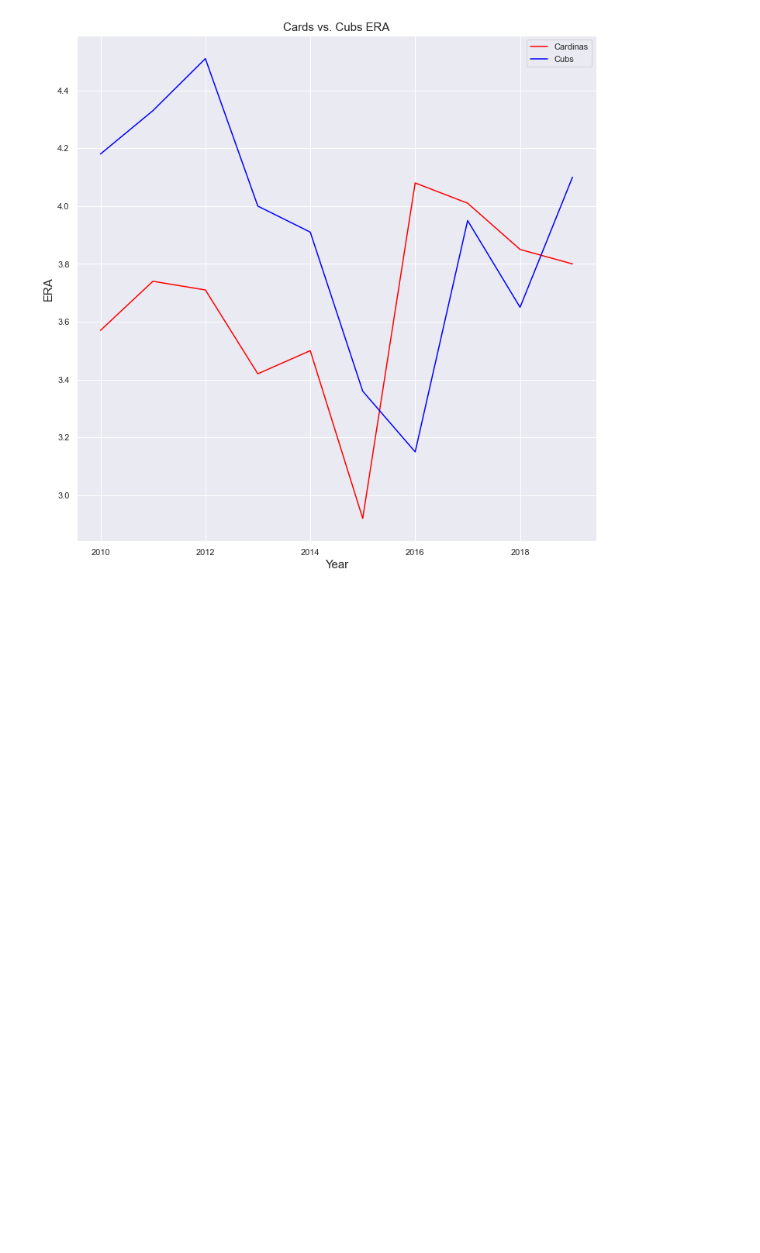
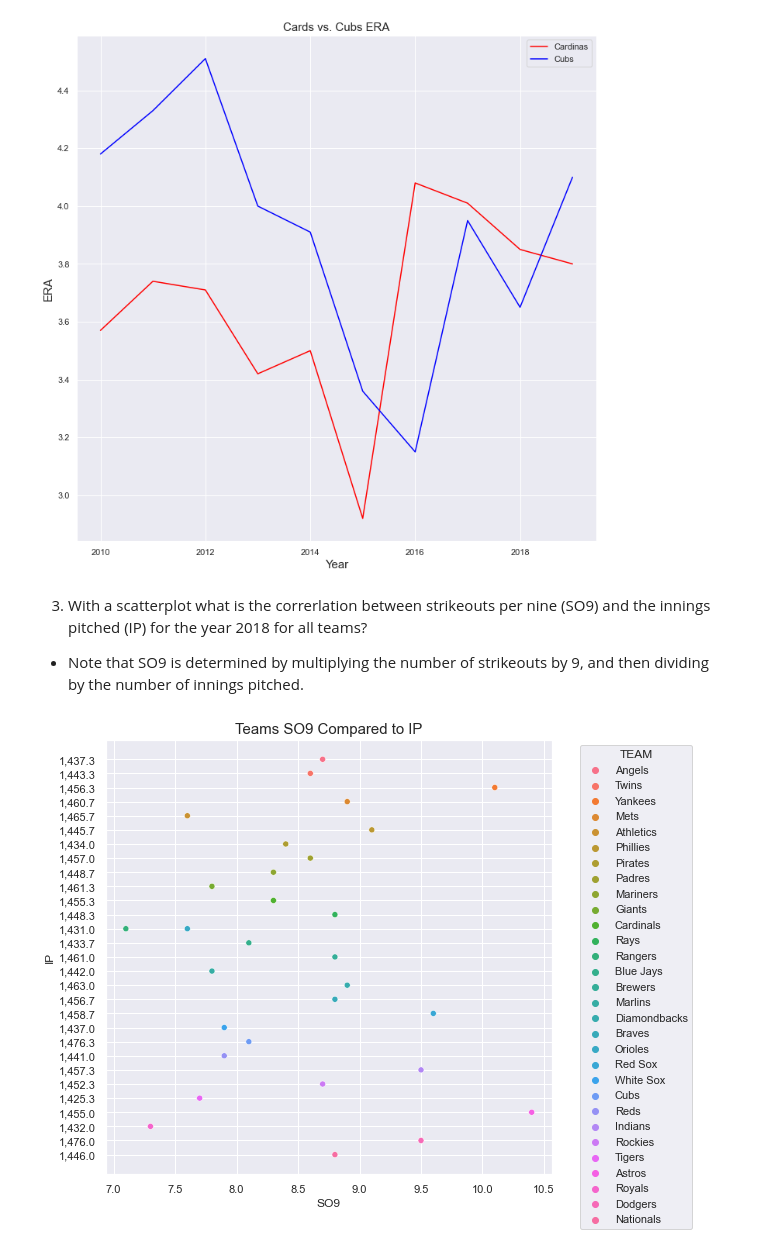
Before and after one commit to SheltonBlackwell/Data-Analysis-Notebook, a Jupyter notebook: Data analysis Notebook.ipynb, the cells around one changed output. Saved outputs shown, nothing was run; the diff lists cells and outputs as text; code cells hidden in the pictures; blank space fills up the shorter version.

```diff
--- a/Data analysis Notebook.ipynb
+++ b/Data analysis Notebook.ipynb
@@ -124,3 +89,14 @@ plt.title("Cards vs. Cubs ERA",fontsize=15)
 plt.show()
 # %% [output]
 [figure]
+# %% [markdown]
+3. With a scatterplot what is the correrlation between strikeouts per nine (SO9) and the innings pitched (IP) for the year 2018 for all teams?
+ - Note that  SO9 is determined by multiplying the number of strikeouts by 9, and then dividing by the number of innings pitched.
+# %%
+plt.figure(figsize=(8, 8))
+year_team = combined[combined.YEAR == 2018].TEAM
+ax =sns.scatterplot(x=combined[combined.YEAR == 2018].SO9, y=combined[combined.YEAR == 2018].IP,hue=year_team, ci= None);
+sns.move_legend(ax, "upper left", bbox_to_anchor=(1.05, 1))
+plt.title("Teams SO9 Compared to IP",fontsize=15);
+# %% [output]
+[figure, added]
```
Also changed, not shown: parts of 4 cells of this notebook.
